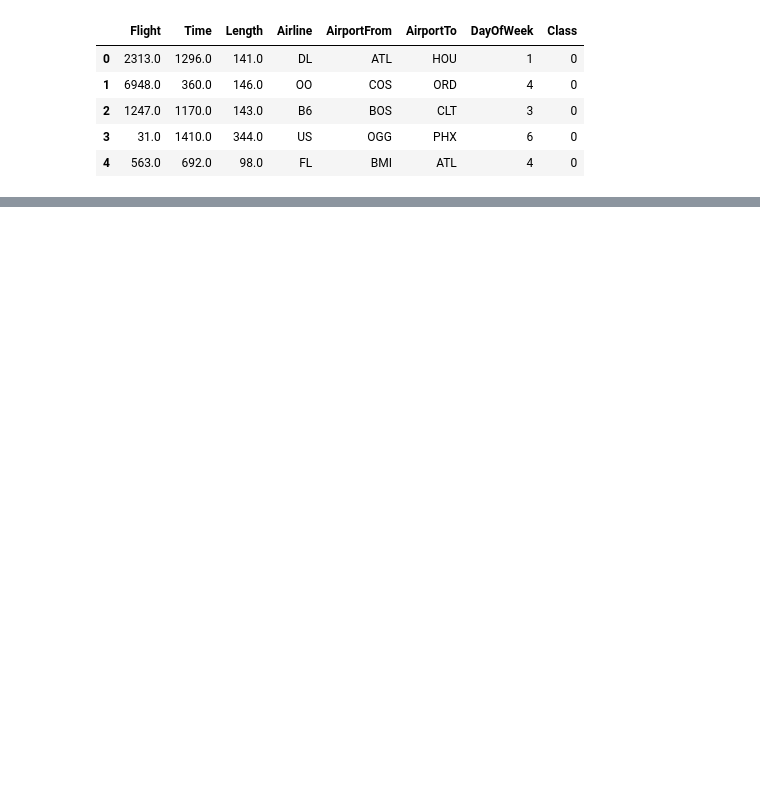
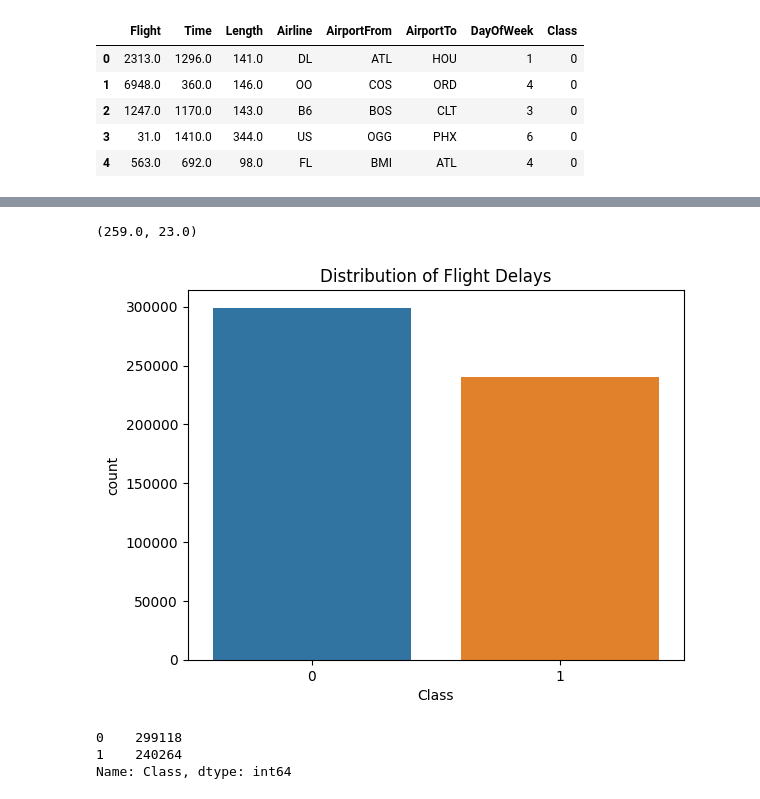
Before and after one commit to pinluis/AirlineDelay, a Jupyter notebook: src/AirlineDelay.ipynb, the cells around one changed output, grey strips where cells are left out. Saved outputs shown, nothing was run; the diff lists cells and outputs as text; code cells hidden in the pictures; blank space fills up the shorter version.

```diff
--- a/src/AirlineDelay.ipynb
+++ b/src/AirlineDelay.ipynb
@@ -40,0 +108,19 @@ df.head()
+# %%
+#Show the max Length and the min Length
+df['Length'].max(), df['Length'].min()
+# %% [output]
+(259.0, 23.0)
+# %%
+#using seaborn to plot the distribution of the data
+
+sns.countplot(x='Class', data=df)
+plt.title('Distribution of Flight Delays')
+plt.show()
+
+#count the amount of delayed flights and not delayed flights
+df['Class'].value_counts()
+# %% [output]
+[figure, added]
+0    299118
+1    240264
+Name: Class, dtype: int64
```
Also changed, not shown: parts of 29 cells of this notebook, 1 other file.
